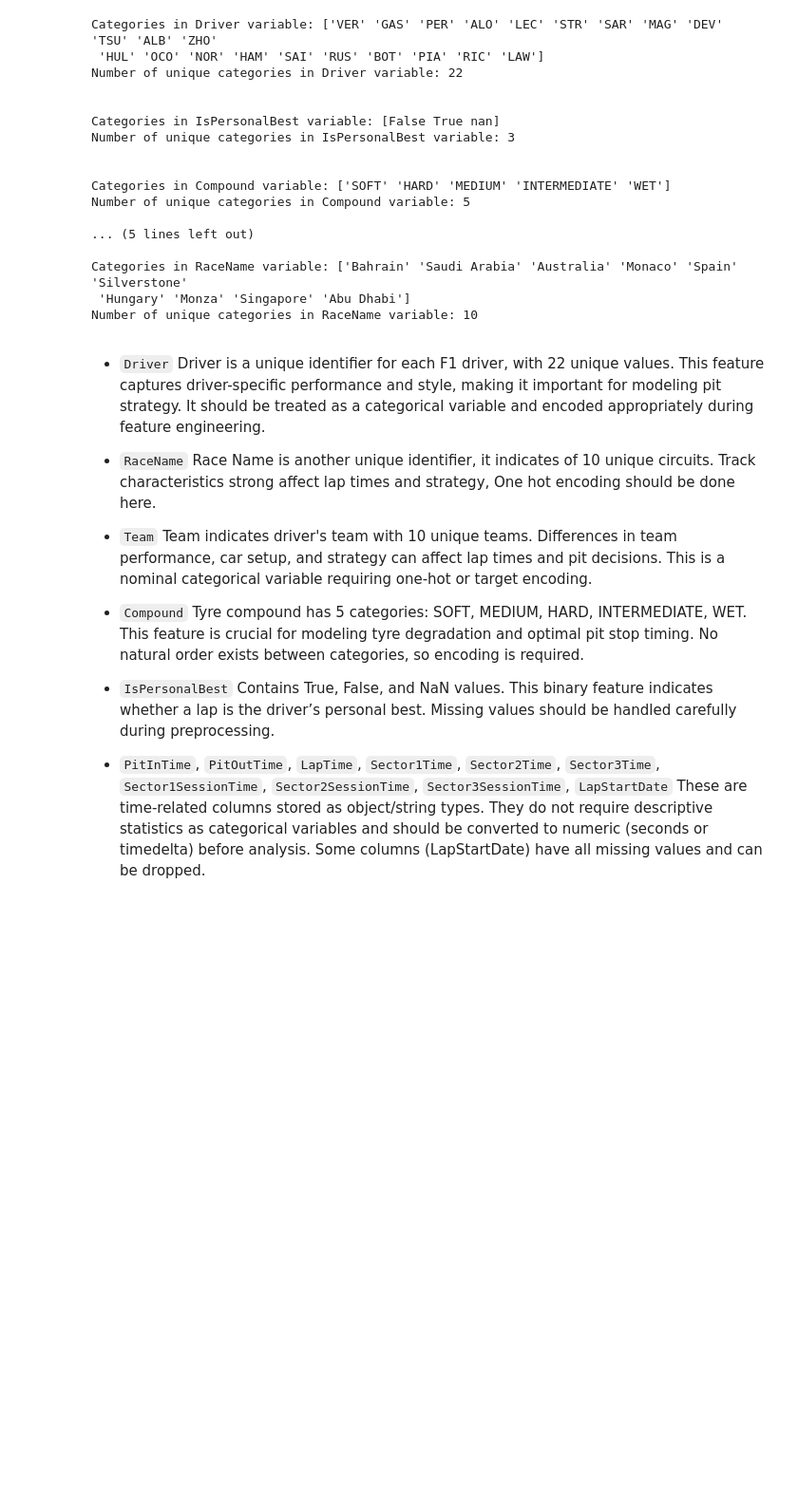
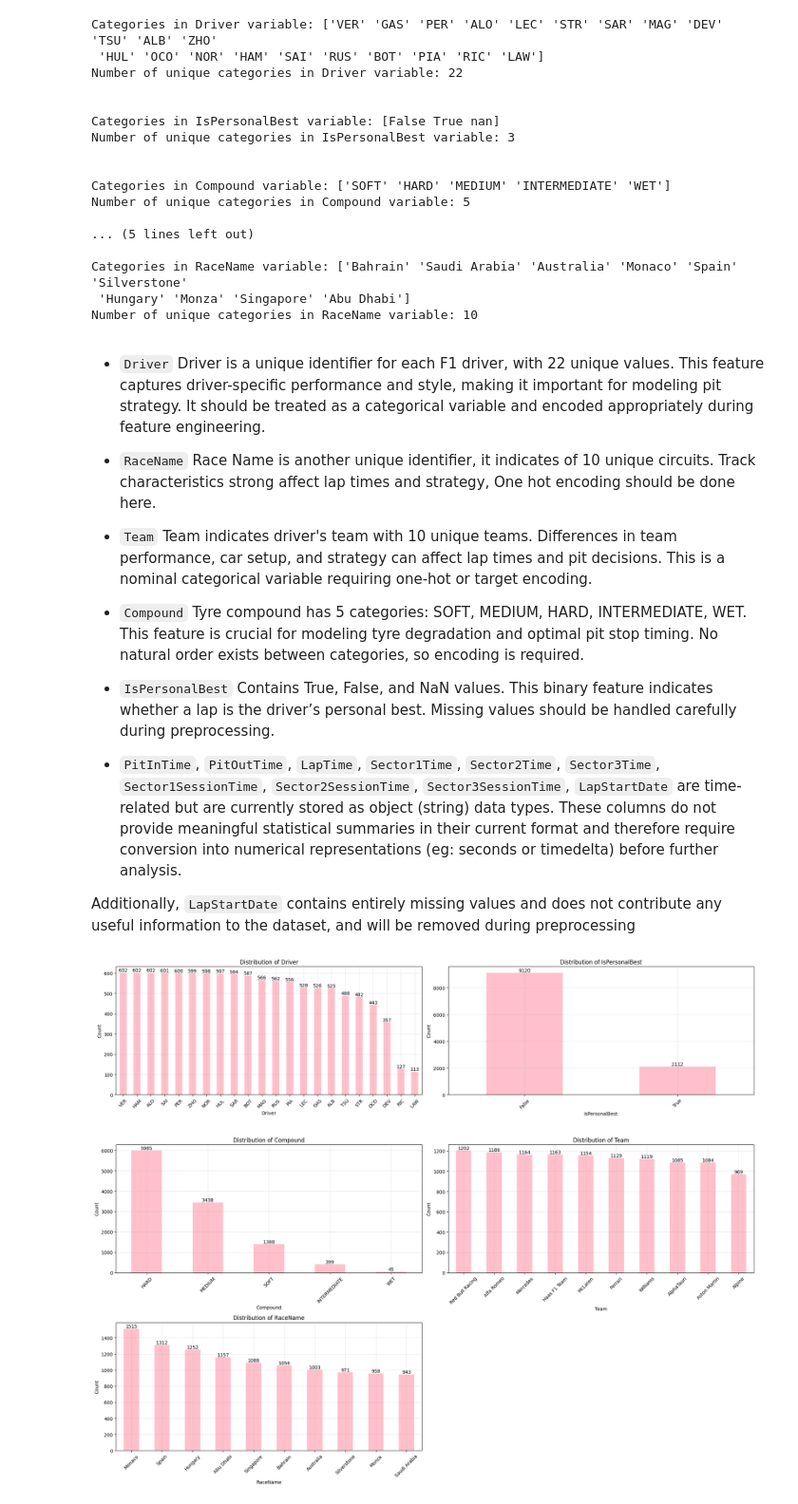
Before and after one commit to the-liyanage/f1-strategy-optimizer, a Jupyter notebook: notebooks/01_eda.ipynb, the cells around one changed output. Shown at 95% size. Saved outputs shown, nothing was run; the diff lists cells and outputs as text; code cells hidden in the pictures; blank space fills up the shorter version.

```diff
--- a/notebooks/01_eda.ipynb
+++ b/notebooks/01_eda.ipynb
@@ -252,4 +254,6 @@ Tyre compound has 5 categories: SOFT, MEDIUM, HARD, INTERMEDIATE, WET. This feat
 Contains True, False, and NaN values. This binary feature indicates whether a lap is the driver’s personal best. Missing values should be handled carefully during preprocessing.
 
 - `PitInTime`, `PitOutTime`, `LapTime`, `Sector1Time`, `Sector2Time`, `Sector3Time`, `Sector1SessionTime`, `Sector2SessionTime`, `Sector3SessionTime`, `LapStartDate`
-These are time-related columns stored as object/string types. They do not require descriptive statistics as categorical variables and should be converted to numeric (seconds or timedelta) before analysis. Some columns (LapStartDate) have all missing values and can be dropped.
+are time-related but are currently stored as object (string) data types. These columns do not provide meaningful statistical summaries in their current format and therefore require conversion into numerical representations (eg: seconds or timedelta) before further analysis.
+
+Additionally, `LapStartDate` contains entirely missing values and does not contribute any useful information to the dataset, and will be removed during preprocessing
@@ -255,0 +264,28 @@ These are time-related columns stored as object/string types. They do not requir
+# %%
+# Categorical cols visualization
+
+fig, axes = plt.subplots(3, 2, figsize = (20, 16))
+axes = axes.flatten()
+
+for i, feature in enumerate(categorical_features_01):
+    df[feature].value_counts().plot(kind = "bar", ax = axes[i], color = "pink")
+    axes[i].set_title(f"Distribution of {feature}")
+    axes[i].set_xlabel(feature)
+    axes[i].set_ylabel("Count")
+    axes[i].tick_params(axis= "x", rotation = 45)
+    axes[i].grid(True, alpha = 0.3)
+
+    for patch in axes[i].patches:
+        axes[i].text(
+            patch.get_x() + patch.get_width() / 2,
+            patch.get_height() + 0.3,
+            int(patch.get_height()),
+            ha='center', va='bottom', fontsize=10
+        )
+
+
+fig.delaxes(axes[-1])
+plt.tight_layout()
+plt.show()
+# %% [output]
+[figure, added]
```
Also changed, not shown: parts of 8 cells of this notebook.
